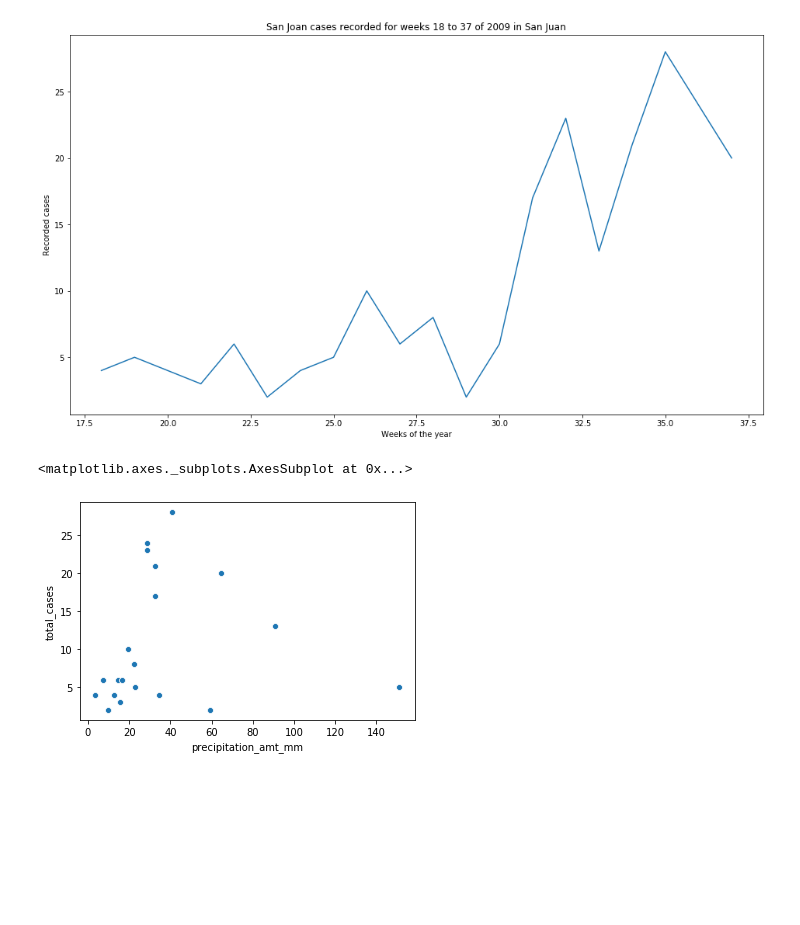
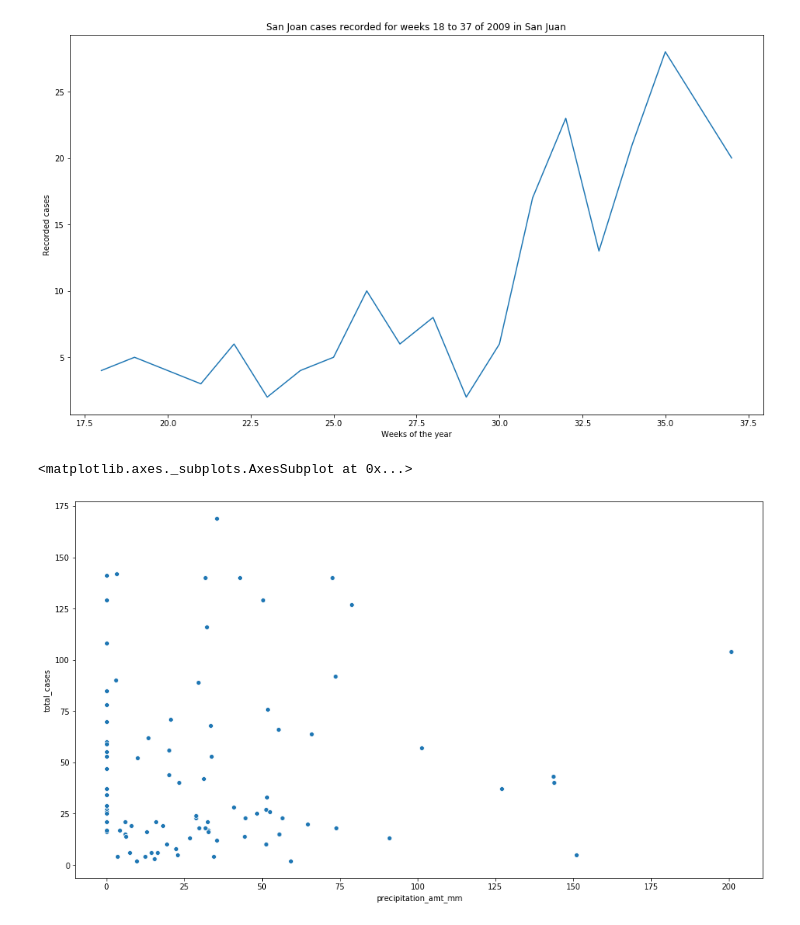
Before and after one commit to v1b3m/PredictingDengueFever, a Jupyter notebook: dengue_fever.ipynb, the cells around one changed output. Drawn from its saved outputs; the diff is of its cells as text; code cells hidden in the pictures; blank space fills up the shorter version.

Commit message:
Add plots

```diff
--- a/dengue_fever.ipynb
+++ b/dengue_fever.ipynb
@@ -144,7 +136,8 @@ Text(0, 0.5, 'Recorded cases')
 # %%
 # Scatter plot showing the relationship between 'Average precipitation' and 'recorded cases'
 # for weeeks 18 to 37 of 2009 in San Juan
-sns.scatterplot(x=first_20_weeks_sj_1990['precipitation_amt_mm'], y=first_20_weeks_cases_sj_1990['total_cases'])
+plt.figure(figsize=(16, 9))
+sns.scatterplot(x=train.loc[('sj')]['precipitation_amt_mm'].head(100), y=cases.loc[('sj')]['total_cases'].head(100))
 # %% [output]
 <matplotlib.axes._subplots.AxesSubplot at 0x...>
-[figure, old version]
+[figure, new version]
```
Also changed, not shown: parts of 6 cells of this notebook, 3 other files.
